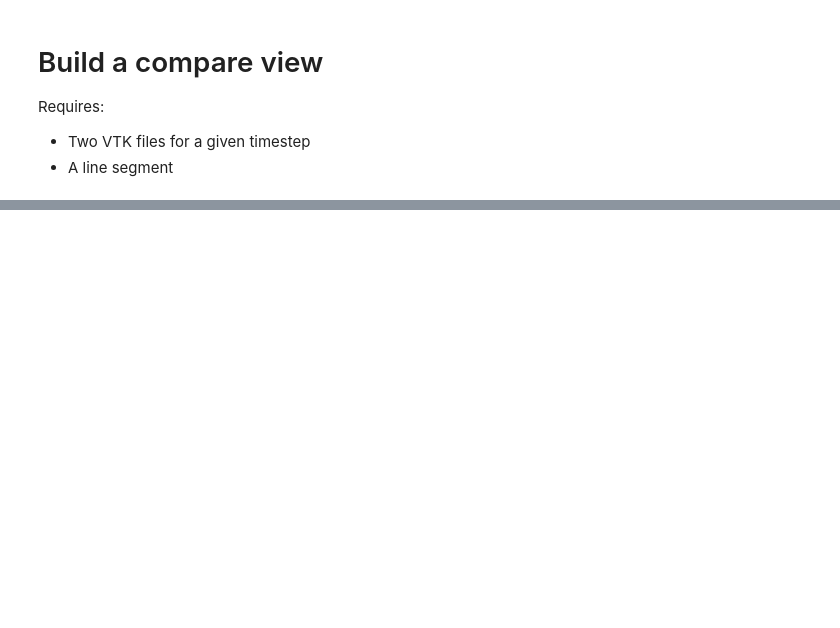
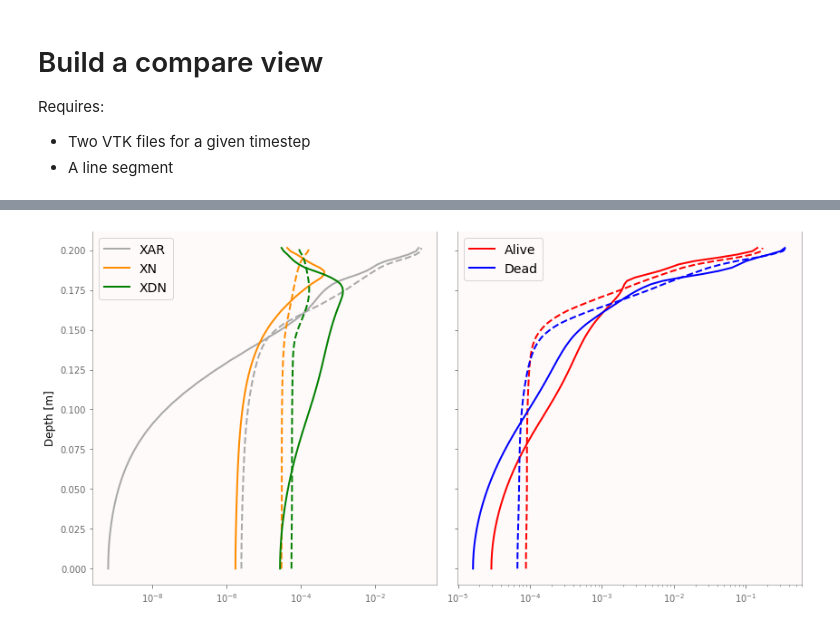
Before and after one commit to edsaac/ReactiveBiomass, a Jupyter notebook: notebooks/CompareMicrobialFields.ipynb, the cells around one changed output, grey strips where cells are left out. Cells and saved outputs as stored; diff of their text form; code cells hidden in the pictures; blank space fills up the shorter version.

```diff
--- a/notebooks/CompareMicrobialFields.ipynb
+++ b/notebooks/CompareMicrobialFields.ipynb
@@ -97,0 +108,41 @@ plotter.screenshot(f"vtk_{fileForPNG}",transparent_background=True);
+# %%
+listOfSpecies = ['O2','DOC','NO3','NH4']
+
+listOfAliveBiomass = ['XAR','XN','XDN']
+biomassColors = ['darkgrey','darkorange','green']
+
+listOfDeadBiomass  = ['EPS','XI']
+# %%
+fig,axs = plt.subplots(1,2,sharey=True,figsize=[12,6])
+
+ax = axs[0]
+for bio,color in zip(listOfAliveBiomass,biomassColors):
+    ax.plot(RASLine[bio],RASdepth,label=bio,c=color)
+    ax.plot(LESLine[bio],LESdepth,ls='dashed',c=color)
+ax.set(xscale='log')
+ax.legend()
+
+ax = axs[1]
+RASalive = RASLine['XAR'] + RASLine['XN'] + RASLine['XDN']
+RASdead  = RASLine['EPS'] + RASLine['XI']
+
+LESalive = LESLine['XAR'] + LESLine['XN'] + LESLine['XDN']
+LESdead  = LESLine['EPS'] + LESLine['XI']
+
+ax.plot(RASalive,RASdepth,label='Alive',c='r')
+ax.plot(LESalive,LESdepth,ls='dashed',c='r')
+
+ax.plot(RASdead,RASdepth,label='Dead',c='b')
+ax.plot(LESdead,LESdepth,ls='dashed',c='b')
+ax.set(xscale='log')
+ax.legend()
+
+fig.supylabel('Depth [m]')
+fig.tight_layout()
+
+#fileForPNG = (vtkfile.split('/')[-1]).split('.')[0] + ".png"
+#plt.savefig(fileForPNG)
+plt.show()
+#os.system(f"xclip -se c -t image/png -i {fileForPNG}")
+# %% [output]
+[figure, added]
```
Also changed, not shown: parts of 4 cells of this notebook, 1 other file.
